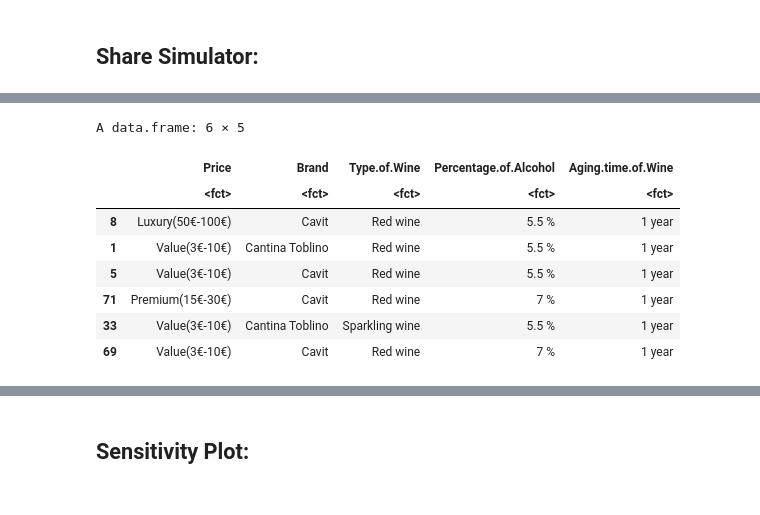
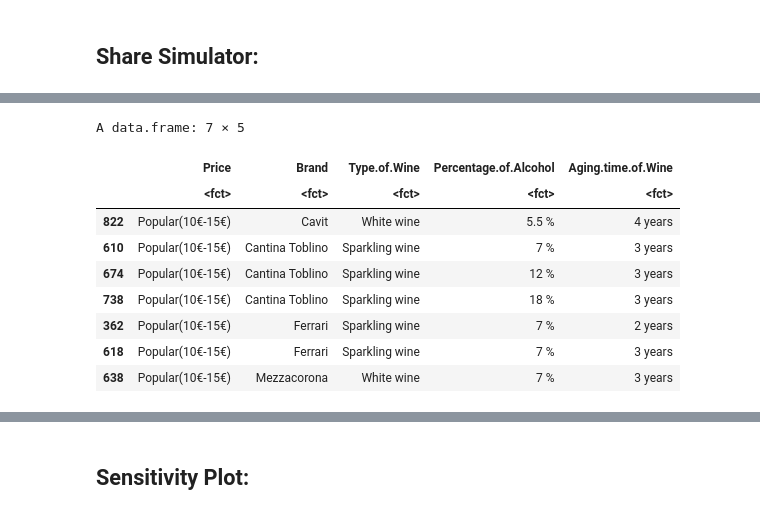
Before and after one commit to KSwaviman/Conjoint-Analysis, a Jupyter notebook: Analytics_on_Vino_Survey.ipynb, the cells around one changed output, grey strips where cells are left out. Cells and saved outputs as stored; diff of their text form; code cells hidden in the pictures.

```diff
--- a/Analytics_on_Vino_Survey.ipynb
+++ b/Analytics_on_Vino_Survey.ipynb
@@ -259,0 +280,5 @@ predict.mnl <- function(model, data) {
+# %%
+# Making all possible combinations of all attribute levels & keeping it in dd.
+#
+
+dd = expand.grid(attrib)
@@ -260,17 +397,18 @@ predict.mnl <- function(model, data) {
 # %%
 # handpicking base as well as competitors from the master dataframe manually:
 
-(new.data <- expand.grid(attrib)[c(8, 1, 5, 71, 33, 69), ]) # find attrib at top
+(new.data <- dd[c(822, 610, 674, 738, 362, 618, 638), ]) # find attrib at top
 # %% [output]
-A data.frame: 6 × 5
+A data.frame: 7 × 5
 |  | Price | Brand | Type.of.Wine | Percentage.of.Alcohol | Aging.time.of.Wine |
 |  | <fct> | <fct> | <fct> | <fct> | <fct> |
-| 8 | Luxury(50€-100€) | Cavit | Red wine | 5.5 % | 1 year |
-| 1 | Value(3€-10€) | Cantina Toblino | Red wine | 5.5 % | 1 year |
-| 5 | Value(3€-10€) | Cavit | Red wine | 5.5 % | 1 year |
-| 71 | Premium(15€-30€) | Cavit | Red wine | 7 % | 1 year |
-| 33 | Value(3€-10€) | Cantina Toblino | Sparkling wine | 5.5 % | 1 year |
-| 69 | Value(3€-10€) | Cavit | Red wine | 7 % | 1 year |
+| 822 | Popular(10€-15€) | Cavit | White wine | 5.5 % | 4 years |
+| 610 | Popular(10€-15€) | Cantina Toblino | Sparkling wine | 7 % | 3 years |
+| 674 | Popular(10€-15€) | Cantina Toblino | Sparkling wine | 12 % | 3 years |
+| 738 | Popular(10€-15€) | Cantina Toblino | Sparkling wine | 18 % | 3 years |
+| 362 | Popular(10€-15€) | Ferrari | Sparkling wine | 7 % | 2 years |
+| 618 | Popular(10€-15€) | Ferrari | Sparkling wine | 7 % | 3 years |
+| 638 | Popular(10€-15€) | Mezzacorona | White wine | 7 % | 3 years |
 # %%
 predict.mnl(m1, new.data)
 # %% [output]
```
Also changed, not shown: parts of 43 cells of this notebook.
